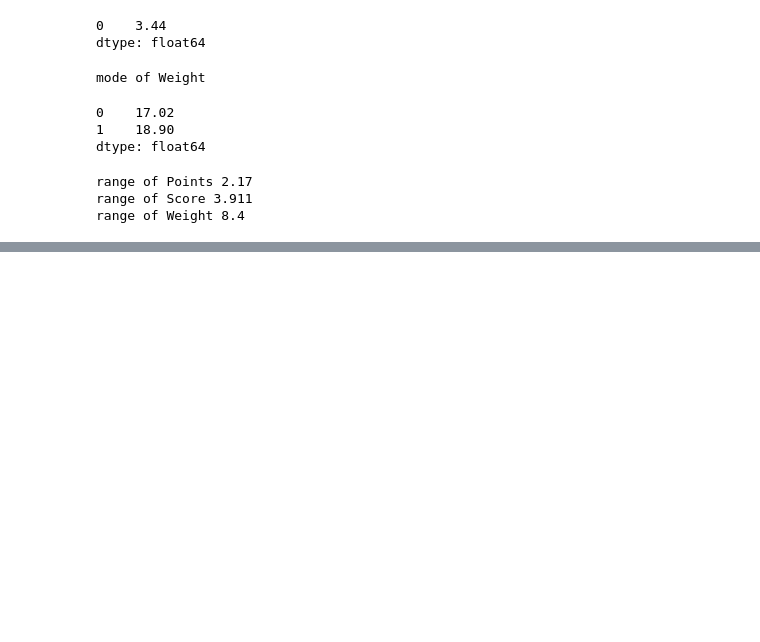
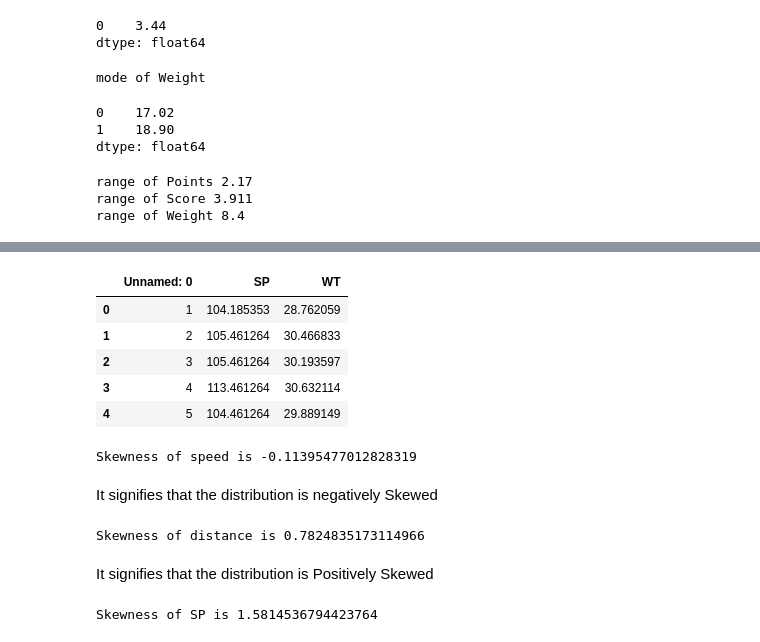
Before and after one commit to Sanjeevraj01/DataScience, a Jupyter notebook: Assignment1.ipynb, the cells around one changed output, grey strips where cells are left out. Drawn from its saved outputs; the diff is of its cells as text; code cells hidden in the pictures; blank space fills up the shorter version.

```diff
--- a/Assignment1.ipynb
+++ b/Assignment1.ipynb
@@ -70,0 +108,25 @@ range of Weight 8.4
+# %%
+q9b.head(5)
+# %% [output]
+|  | Unnamed: 0 | SP | WT |
+| 0 | 1 | 104.185353 | 28.762059 |
+| 1 | 2 | 105.461264 | 30.466833 |
+| 2 | 3 | 105.461264 | 30.193597 |
+| 3 | 4 | 113.461264 | 30.632114 |
+| 4 | 5 | 104.461264 | 29.889149 |
+# %%
+print('Skewness of speed is',stats.skew(q9a['speed']))
+# %% [output]
+Skewness of speed is -0.11395477012828319
+# %% [markdown]
+It signifies that the distribution is negatively Skewed
+# %%
+print('Skewness of distance is',stats.skew(q9a['dist']))
+# %% [output]
+Skewness of distance is 0.7824835173114966
+# %% [markdown]
+It signifies that the distribution is Positively Skewed
+# %%
+print('Skewness of SP is',stats.skew(q9b['SP']))
+# %% [output]
+Skewness of SP is 1.5814536794423764
```
Also changed, not shown: parts of 20 cells of this notebook.
